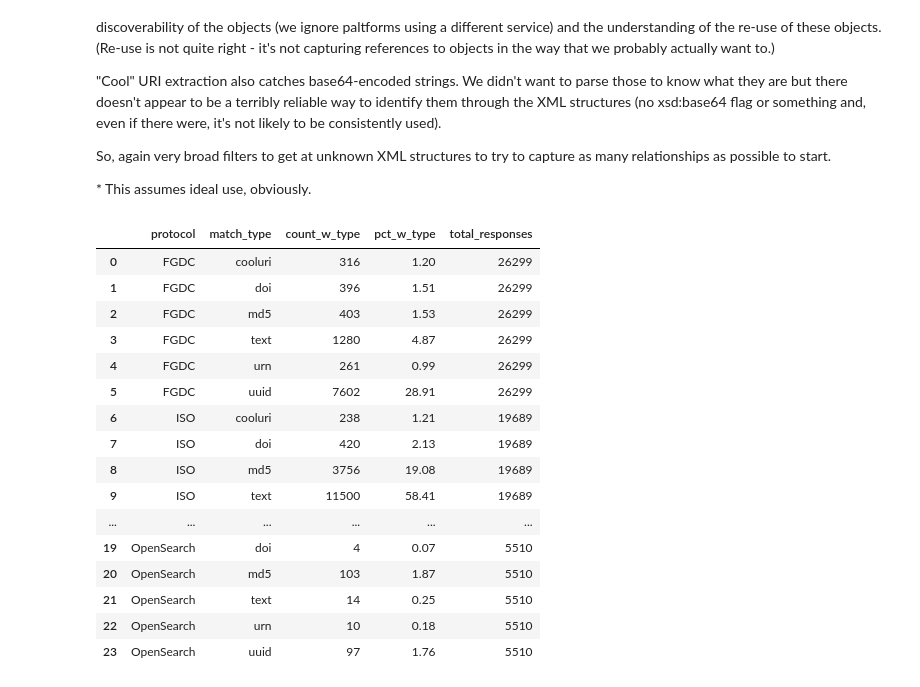
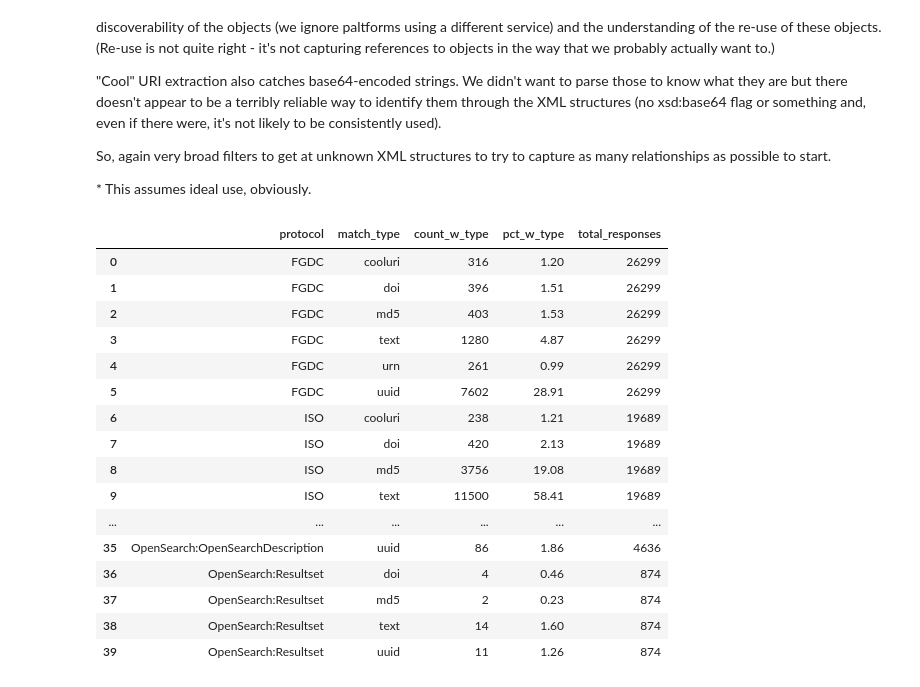
Before and after one commit to b-cube/Response-Identification-Info, a Jupyter notebook: notebooks/Analysis - Identifiers.ipynb, the cells around one changed output. Saved outputs shown, nothing was run; the diff lists cells and outputs as text; code cells hidden in the pictures.

```diff
--- a/notebooks/Analysis - Identifiers.ipynb
+++ b/notebooks/Analysis - Identifiers.ipynb
@@ -641,47 +645,60 @@ So, again very broad filters to get at unknown XML structures to try to capture
 # percentages by protocol and type
 sql = """
 with i as (
-	select d.response_id, (e.value->'protocol')::text as ident
+	select d.response_id, e.value as ident
 	from identities d, jsonb_array_elements(d.identity::jsonb) e
 	where d.identity is not null
 ), j as
 (
-	select r.id, r.host, trim(both '"' from i.ident) as protocol
+	select r.id, r.host,
+		case
+			when trim(both '"' from (i.ident->'protocol')::text) = 'OpenSearch' and i.ident ? 'service'
+				then 'OpenSearch:' || trim(both '"' from (i.ident->'service'->'name')::text)
+			when trim(both '"' from (i.ident->'protocol')::text) = 'OpenSearch' and i.ident ? 'resultset'
+				then 'OpenSearch:Resultset'
+			when trim(both '"' from (i.ident->'protocol')::text) = 'OGC' and i.ident ? 'service'
+				then 'OGC:' || trim(both '"' from (i.ident->'service'->'name')::text) || ' ' || trim(both '"' from (i.ident->'service'->'request')::text)
+			when trim(both '"' from (i.ident->'protocol')::text) = 'OGC' and i.ident ? 'dataset'
+				then 'OGC:' || trim(both '"' from (i.ident->'dataset'->'name')::text) || ' ' || trim(both '"' from (i.ident->'dataset'->'request')::text)
+            when trim(both '"' from (i.ident->'protocol')::text) = 'OGC' and i.ident ? 'resultset'
+				then 'OGC:CSW Resultset'
+		else trim(both '"' from (i.ident->'protocol')::text)
+		end as protocol
 	from responses r join i on i.response_id = r.id
 ), k as (
 	select j.protocol, count(distinct j.id) as total
 	from j
 	group by j.protocol
 )
 
 select j.protocol, u.match_type, count(distinct j.id) as count_w_type,
 	round(count(distinct j.id) / max(k.total)::numeric * 100., 2) as pct_w_type,
 	max(k.total) as total_responses
 from j
 	inner join unique_identifiers u on u.response_id = j.id
 	join k on k.protocol = j.protocol
 where u.match_type != 'url'
 group by j.protocol, u.match_type
 order by j.protocol, u.match_type, pct_w_type desc;
 """
 
 df = pd.read_sql(sql, engine)
 df
 # %% [output]
 |  | protocol | match_type | count_w_type | pct_w_type | total_responses |
 | 0 | FGDC | cooluri | 316 | 1.20 | 26299 |
 | 1 | FGDC | doi | 396 | 1.51 | 26299 |
 | 2 | FGDC | md5 | 403 | 1.53 | 26299 |
 | 3 | FGDC | text | 1280 | 4.87 | 26299 |
 | 4 | FGDC | urn | 261 | 0.99 | 26299 |
 | 5 | FGDC | uuid | 7602 | 28.91 | 26299 |
 | 6 | ISO | cooluri | 238 | 1.21 | 19689 |
 | 7 | ISO | doi | 420 | 2.13 | 19689 |
 | 8 | ISO | md5 | 3756 | 19.08 | 19689 |
 | 9 | ISO | text | 11500 | 58.41 | 19689 |
 | ... | ... | ... | ... | ... | ... |
-| 19 | OpenSearch | doi | 4 | 0.07 | 5510 |
-| 20 | OpenSearch | md5 | 103 | 1.87 | 5510 |
-| 21 | OpenSearch | text | 14 | 0.25 | 5510 |
-| 22 | OpenSearch | urn | 10 | 0.18 | 5510 |
-| 23 | OpenSearch | uuid | 97 | 1.76 | 5510 |
+| 35 | OpenSearch:OpenSearchDescription | uuid | 86 | 1.86 | 4636 |
+| 36 | OpenSearch:Resultset | doi | 4 | 0.46 | 874 |
+| 37 | OpenSearch:Resultset | md5 | 2 | 0.23 | 874 |
+| 38 | OpenSearch:Resultset | text | 14 | 1.60 | 874 |
+| 39 | OpenSearch:Resultset | uuid | 11 | 1.26 | 874 |
```
Also changed, not shown: parts of 2 cells of this notebook.
